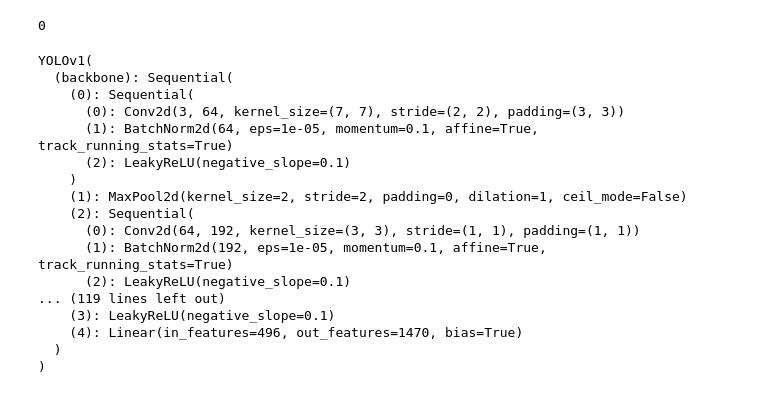
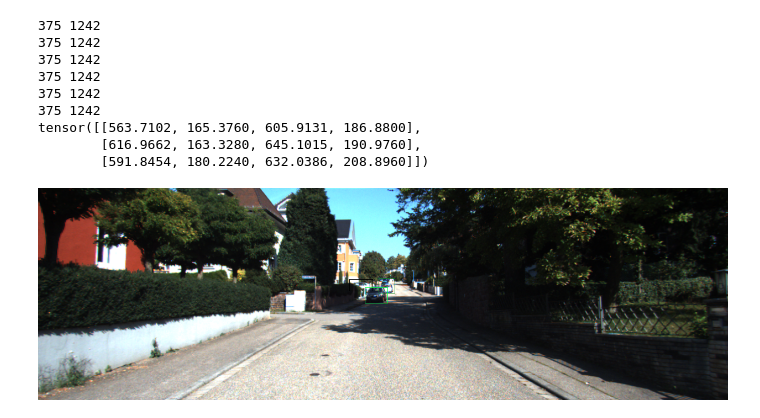
Before and after one commit to neetmehta/YOLO_v1_from_scratch, a Jupyter notebook: model.ipynb, the cells around one changed output. Drawn from its saved outputs; the diff is of its cells as text; code cells hidden in the pictures.

```diff
--- a/model.ipynb
+++ b/model.ipynb
@@ -171,3 +0,0 @@ class YoloLoss(nn.Module):
-# %%
-loss = YoloLoss()
-loss(torch.rand(1,11,24,19), torch.rand(1,11,24,14))
@@ -199,24 +1,43 @@ ds = VOCDataset(r"E:\Deep Learning Projects\datasets\voc\train.csv", r"E:\Deep L
-# %%
-sum(i.numel() for i in model2.parameters()) - sum(i.numel() for i in model.parameters())
-# %% [output]
-0
-# %%
-model
-# %% [output]
-YOLOv1(
-  (backbone): Sequential(
-    (0): Sequential(
-      (0): Conv2d(3, 64, kernel_size=(7, 7), stride=(2, 2), padding=(3, 3))
-      (1): BatchNorm2d(64, eps=1e-05, momentum=0.1, affine=True, track_running_stats=True)
-      (2): LeakyReLU(negative_slope=0.1)
-    )
-    (1): MaxPool2d(kernel_size=2, stride=2, padding=0, dilation=1, ceil_mode=False)
-    (2): Sequential(
-      (0): Conv2d(64, 192, kernel_size=(3, 3), stride=(1, 1), padding=(1, 1))
-      (1): BatchNorm2d(192, eps=1e-05, momentum=0.1, affine=True, track_running_stats=True)
-      (2): LeakyReLU(negative_slope=0.1)
-... (119 lines left out)
-    (3): LeakyReLU(negative_slope=0.1)
-    (4): Linear(in_features=496, out_features=1470, bias=True)
-  )
-)
+# %%
+from model import YOLOv1
+from loss import YoloLoss
+from loss2 import YoloLoss as YoloLoss2
+import torch
+from data import KittiDetection2D
+from utils import read_yaml
+from torchvision.transforms import transforms
+from torchvision.utils import draw_bounding_boxes
+from utils import cellbox_to_corners
+to_pil = transforms.ToPILImage()
+from random import randint
+def rect(img, target):
+    img = (img*255).to(torch.uint8)
+    boxes = cellbox_to_corners(target, (6,20), 9, target=True)
+    boxes = boxes[torch.where(boxes[...,9]==1)]
+    boxes = boxes[:,-4:]
+    print(boxes)
+    return to_pil(draw_bounding_boxes(img[0], boxes)/255)
+
+img_transforms = transforms.Compose([ transforms.ToTensor()])
+
+dataset = KittiDetection2D(r"E:\Deep Learning Projects\datasets\kitti_object_detection\Kitti\raw\training", transforms=img_transforms)
+
+model_cfg = read_yaml('model.yaml')
+model = YOLOv1(model_cfg)
+idx = 473
+img = dataset[idx][0].unsqueeze(0)
+pil_img = to_pil(img.squeeze(0))
+target = dataset[idx][1].unsqueeze(0)
+# pred = model(img)
+rect(img, target)
+# %% [output]
+375 1242
+375 1242
+375 1242
+375 1242
+375 1242
+375 1242
+tensor([[563.7102, 165.3760, 605.9131, 186.8800],
+        [616.9662, 163.3280, 645.1015, 190.9760],
+        [591.8454, 180.2240, 632.0386, 208.8960]])
+[figure, added]
```
Also changed, not shown: parts of 14 cells of this notebook, 2 other files.
